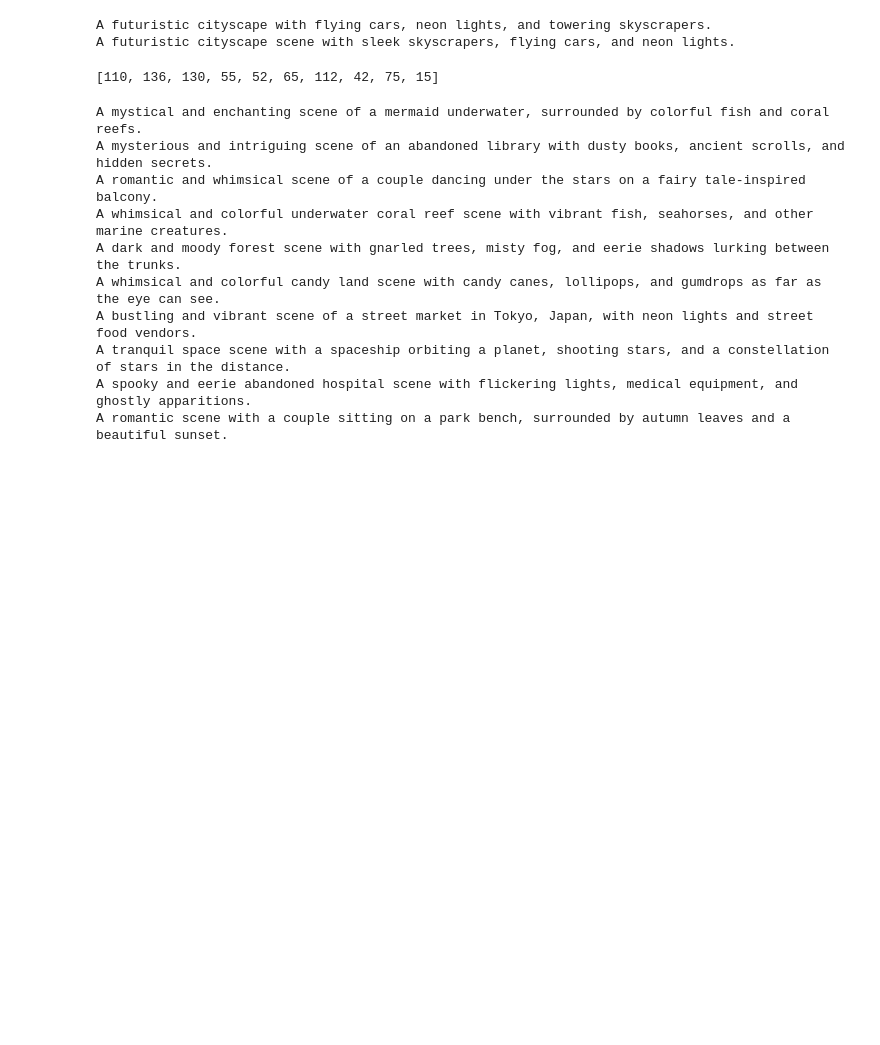
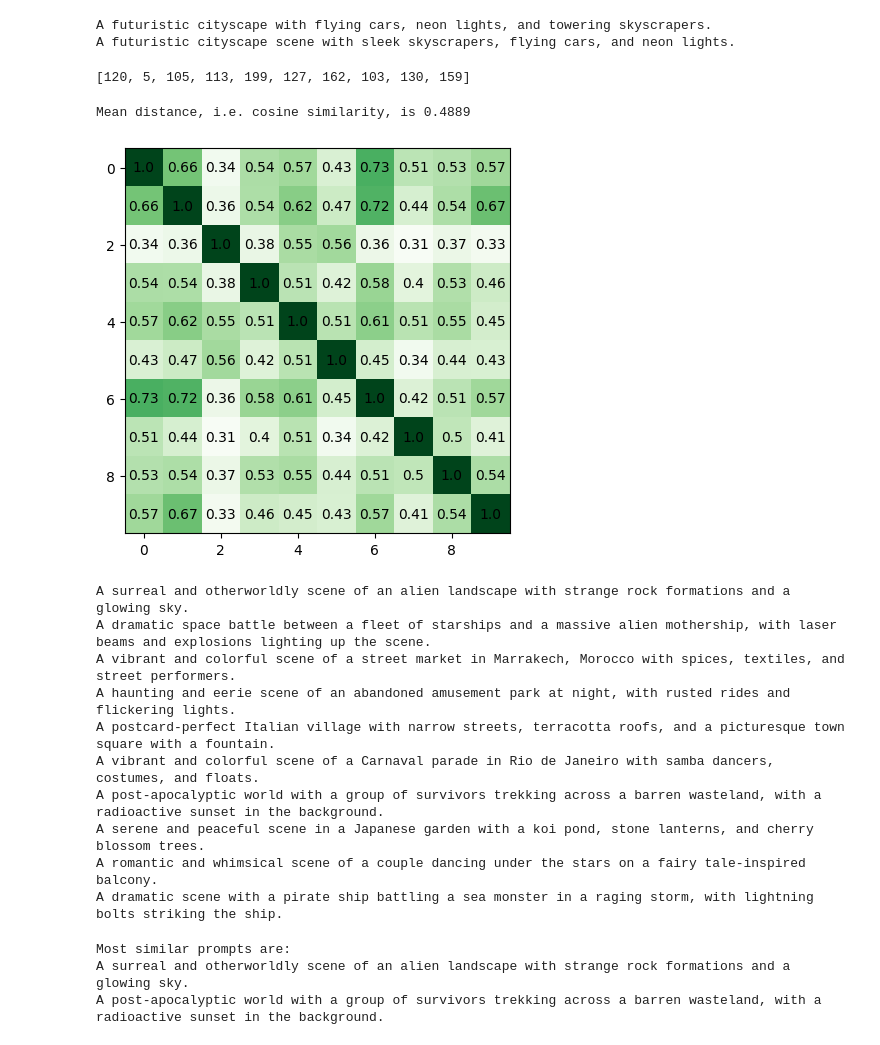
Before and after one commit to ktroyan/GVM-Memorization, a Jupyter notebook: Prompts/prompts_processing.ipynb, the cells around one changed output. Drawn from its saved outputs; the diff is of its cells as text; code cells hidden in the pictures; blank space fills up the shorter version.

Commit message:
increased the number of prompts; updated processing ipynb

```diff
--- a/Prompts/prompts_processing.ipynb
+++ b/Prompts/prompts_processing.ipynb
@@ -48,33 +48,68 @@ from sklearn.cluster import KMeans
 
 k = 10
 
-kmeans = KMeans(n_clusters=k, init='k-means++', random_state=33)
-kmeans.fit(cos_sim)
+distance_matrix = cos_sim
+
+# k-means clustering
+# finds the closest point to the centroid of each cluster
+kmeans = KMeans(n_clusters=k, init='k-means++', random_state=33, n_init=100, max_iter=1000)
+kmeans.fit(distance_matrix)
 
 centroids = kmeans.cluster_centers_
 
 k_points = []
 for i in range(k):
+    # find the closest point to the centroid of each cluster
+    # that ensures that points will be spread out
     cluster_indices = np.where(kmeans.labels_ == i)[0]
-    closest_point = cluster_indices[np.argmin(cos_sim[cluster_indices][:, cluster_indices].sum(axis=0))]
+    closest_point = cluster_indices[np.argmin(distance_matrix[cluster_indices][:, cluster_indices].sum(axis=0))]
     k_points.append(closest_point)
 
 print(k_points)
 # %% [output]
-[110, 136, 130, 55, 52, 65, 112, 42, 75, 15]
+[120, 5, 105, 113, 199, 127, 162, 103, 130, 159]
+# %%
+temp = cos_sim[k_points, :][:, k_points]
+temp = temp - np.eye(temp.shape[0])
+
+dissimilarity_coef = (temp.sum() // 2) / (temp.shape[0] * (temp.shape[0] - 1) / 2)
+print(f"Mean distance, i.e. cosine similarity, is {round(dissimilarity_coef, 4)}")
+# %% [output]
+Mean distance, i.e. cosine similarity, is 0.4889
+# %%
+# distance between the most dissimilar prompts
+# plot it color coded as a heatmap
+import matplotlib.pyplot as plt
+
+plt.figure(figsize=(5, 5))
+plt.imshow(cos_sim[k_points, :][:, k_points], cmap='Greens', interpolation='nearest')
+# put values in the cells
+for i in range(k):
+    for j in range(k):
+        plt.text(j, i, round(cos_sim[k_points[i]][k_points[j]], 2), ha='center', va='center', color='black')
+plt.show()
+# %% [output]
+[figure, added]
 # %%
 # Most dissimilar prompts
-
 for idx in k_points:
     print(prompts_list[idx])
 # %% [output]
-A mystical and enchanting scene of a mermaid underwater, surrounded by colorful fish and coral reefs.
-A mysterious and intriguing scene of an abandoned library with dusty books, ancient scrolls, and hidden secrets.
+A surreal and otherworldly scene of an alien landscape with strange rock formations and a glowing sky.
+A dramatic space battle between a fleet of starships and a massive alien mothership, with laser beams and explosions lighting up the scene.
+A vibrant and colorful scene of a street market in Marrakech, Morocco with spices, textiles, and street performers.
+A haunting and eerie scene of an abandoned amusement park at night, with rusted rides and flickering lights.
+A postcard-perfect Italian village with narrow streets, terracotta roofs, and a picturesque town square with a fountain.
+A vibrant and colorful scene of a Carnaval parade in Rio de Janeiro with samba dancers, costumes, and floats.
+A post-apocalyptic world with a group of survivors trekking across a barren wasteland, with a radioactive sunset in the background.
+A serene and peaceful scene in a Japanese garden with a koi pond, stone lanterns, and cherry blossom trees.
 A romantic and whimsical scene of a couple dancing under the stars on a fairy tale-inspired balcony.
-A whimsical and colorful underwater coral reef scene with vibrant fish, seahorses, and other marine creatures.
-A dark and moody forest scene with gnarled trees, misty fog, and eerie shadows lurking between the trunks.
-A whimsical and colorful candy land scene with candy canes, lollipops, and gumdrops as far as the eye can see.
-A bustling and vibrant scene of a street market in Tokyo, Japan, with neon lights and street food vendors.
-A tranquil space scene with a spaceship orbiting a planet, shooting stars, and a constellation of stars in the distance.
-A spooky and eerie abandoned hospital scene with flickering lights, medical equipment, and ghostly apparitions.
-A romantic scene with a couple sitting on a park bench, surrounded by autumn leaves and a beautiful sunset.
+A dramatic scene with a pirate ship battling a sea monster in a raging storm, with lightning bolts striking the ship.
+# %%
+# find the index of the maximum value in the matrix temp
+i, j = np.unravel_index(np.argmax(temp), temp.shape)
+print(f"Most similar prompts are: \n{prompts_list[k_points[i]]} \n{prompts_list[k_points[j]]}")
+# %% [output]
+Most similar prompts are:
+A surreal and otherworldly scene of an alien landscape with strange rock formations and a glowing sky.
+A post-apocalyptic world with a group of survivors trekking across a barren wasteland, with a radioactive sunset in the background.
```
Also changed, not shown: 1 other file.
